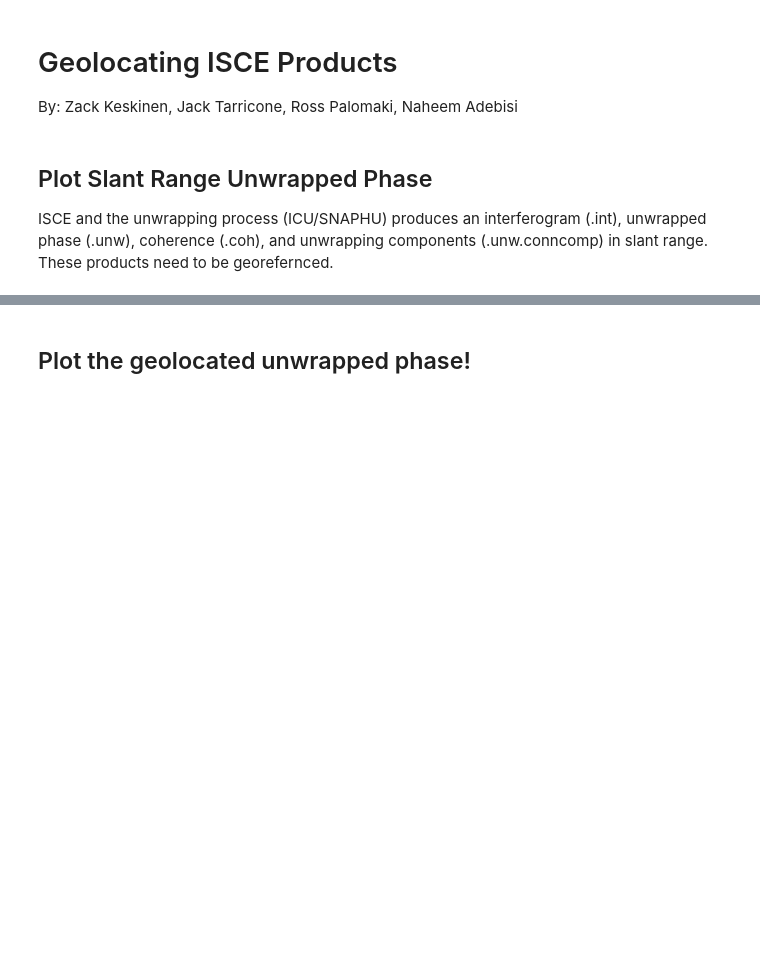
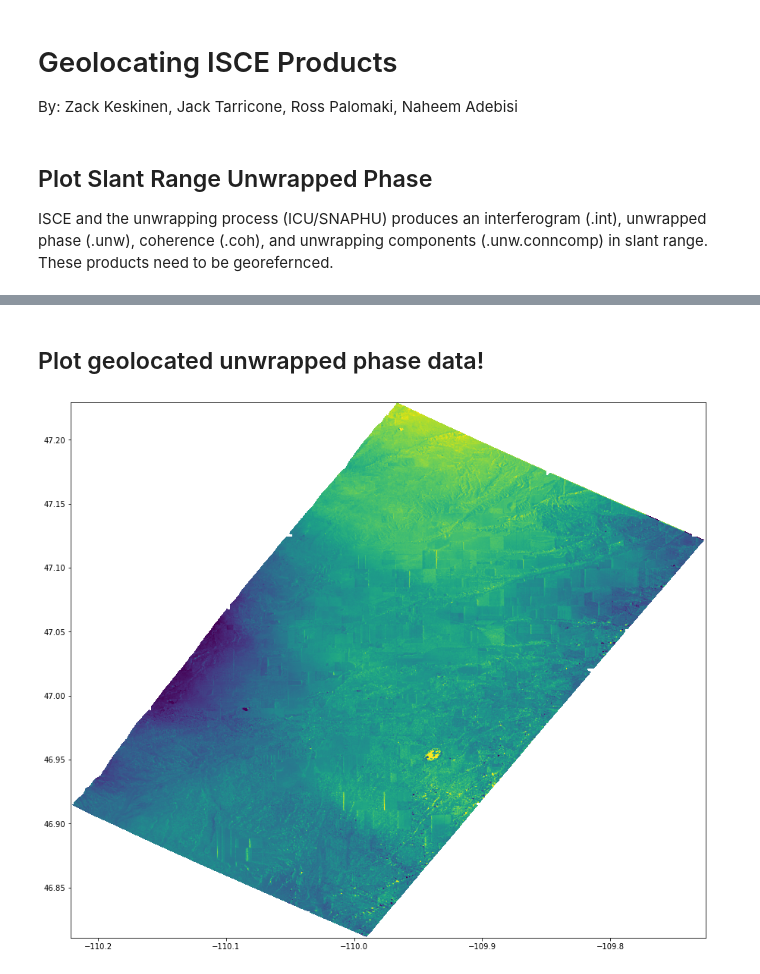
Before and after one commit to SnowEx/uavsar_snow, a Jupyter notebook: examples/carc_geolocate_test.ipynb, the cells around one changed output, grey strips where cells are left out. Cells and saved outputs as stored; diff of their text form; code cells hidden in the pictures; blank space fills up the shorter version.

```diff
--- a/examples/carc_geolocate_test.ipynb
+++ b/examples/carc_geolocate_test.ipynb
@@ -38,5 +42,5 @@ out_dir = '/Users/jacktarricone/isce_run/download/'
 llh_fp = '/Users/jacktarricone/isce_run/download/uticam_21003_01_BC_s1_2x8.llh'
 # %%
 # run geolocate function
-new_tif_path = geolocate_uavsar(in_fp = in_fp, ann_fp = ann_fp, out_dir = out_dir, llh_fp = llh_fp)
-print(new_tif_path[0])
+geolocated_data = geolocate_uavsar(in_fp = in_fp, ann_fp = ann_fp, out_dir = out_dir, llh_fp = llh_fp)
+print(geolocated_data[0])
@@ -43,10 +56,8 @@ print(new_tif_path[0])
 # %% [markdown]
-## Plot the geolocated unwrapped phase!
+## Plot geolocated unwrapped phase data!
-# %%
-with rio.open(new_tif_path[0]) as src:
-    gc = src.read(1) # read second band of unw files
-
-gc[gc == 0] = np.nan
-
-fig = plt.figure(figsize=(18, 16))
-plt.imshow(gc, vmin = -2, vmax = 2)
+# %%
+with rio.open(geolocated_data[0]) as src:
+    plt.subplots(1, figsize=(15, 15))
+    show(src, vmin = -3, vmax = 3) # read second band of unw files
+# %% [output]
+[figure, added]
```
Also changed, not shown: parts of 4 cells of this notebook.
